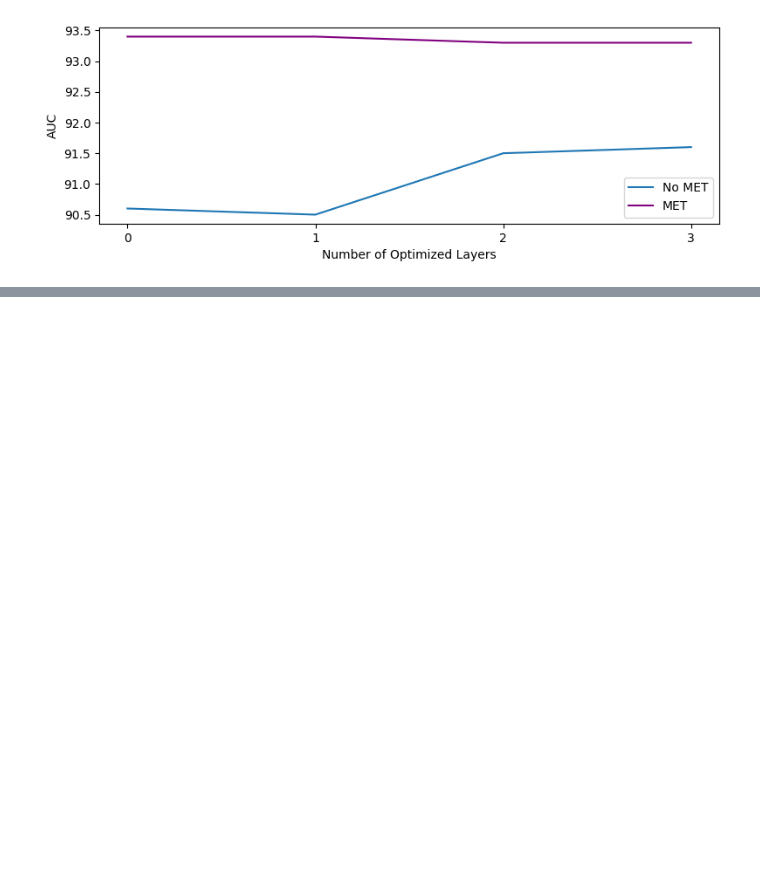
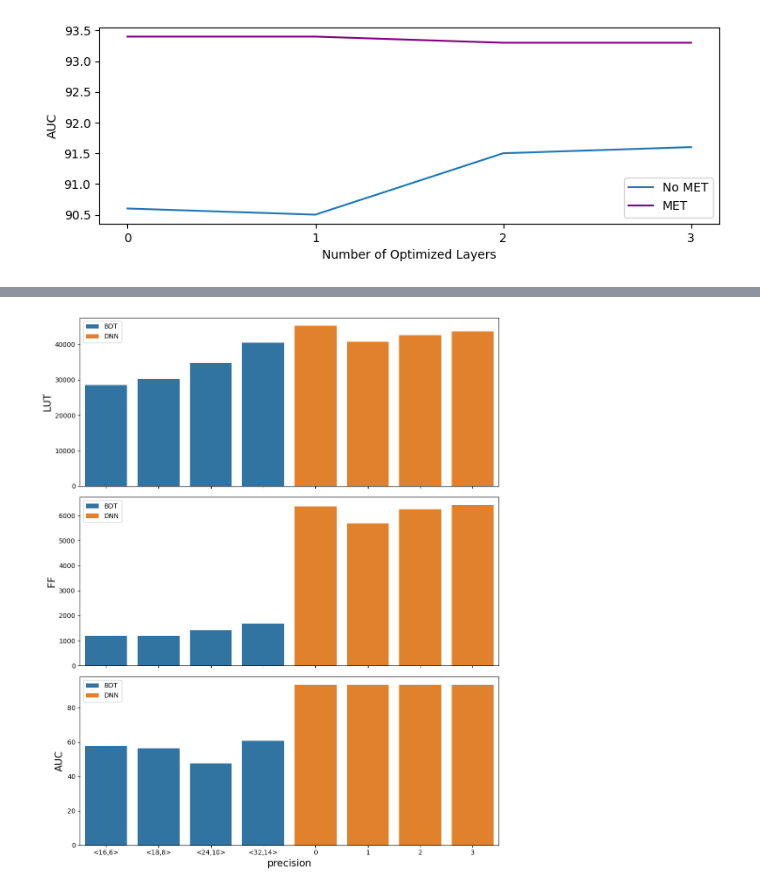
Before and after one commit to fatimargz/Locked-in-Leptons, a Jupyter notebook: Analysis.ipynb, the cells around one changed output, grey strips where cells are left out. Saved outputs shown, nothing was run; the diff lists cells and outputs as text; code cells hidden in the pictures; blank space fills up the shorter version.

```diff
--- a/Analysis.ipynb
+++ b/Analysis.ipynb
@@ -42,3 +42,6 @@ plt.tight_layout()
 plt.savefig("AUC.png")
 # %% [output]
 [figure]
+# %%
+dff = pd.read_csv("franks_results.txt", delimiter = ", ")
+dff.head()
@@ -44,0 +62,21 @@ plt.savefig("AUC.png")
+# %%
+fig, (ax1, ax2, ax3) = plt.subplots(3, figsize=(10,12), sharex = True)
+import seaborn as sns
+sns.barplot(dff, x = "precision", y = "LUT", ax = ax1, label = "BDT")
+sns.barplot(df, x = "num_layers_opt", y = "LUT", ax = ax1, label="DNN")
+ax1.set_ylabel("LUT", fontsize = 15)
+
+sns.barplot(dff, x = "precision", y = "FF", ax = ax2, label="BDT")
+sns.barplot(df, x = "num_layers_opt", y = "FF", ax = ax2, label = "DNN")
+ax2.set_ylabel("FF", fontsize = 15)
+
+
+sns.barplot(dff, x = "precision", y = "AUC", ax = ax3, label = "BDT")
+sns.barplot(df, x = "num_layers_opt", y = "AUCMET_hls4ml", ax = ax3, label="DNN")
+ax3.set_ylabel("AUC", fontsize = 15)
+
+ax3.set_xlabel("precision", fontsize = 15)
+plt.tight_layout()
+plt.savefig("BDT_DNN.png")
+# %% [output]
+[figure, added]
```
Also changed, not shown: parts of 2 cells of this notebook.
